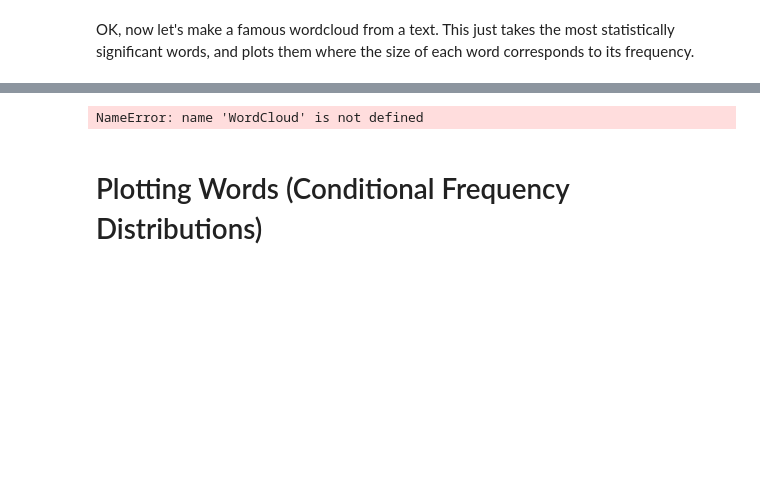
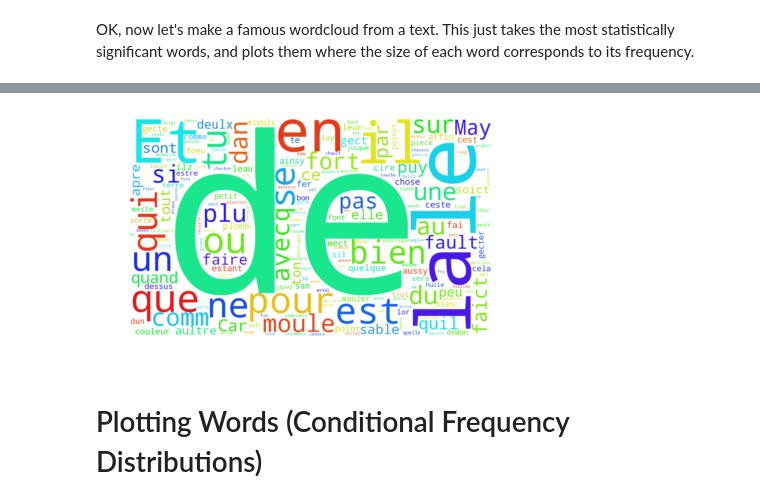
Before and after one commit to cu-mkp/ms-text-analysis, a Jupyter notebook: dataviz-workshop.ipynb, the cells around one changed output, grey strips where cells are left out. Cells and saved outputs as stored; diff of their text form; code cells hidden in the pictures; blank space fills up the shorter version.

```diff
--- a/dataviz-workshop.ipynb
+++ b/dataviz-workshop.ipynb
@@ -355,13 +200,13 @@ ModuleNotFoundError: No module named 'wordcloud'
 # %%
-rawtext = ' '.join(tl.tokens) # Stitch it back together.
+rawtext = ' '.join(tc.tokens) # Stitch it back together.
 wc = WordCloud(width=1000, height=600, background_color='white').generate(rawtext)
 # This just makes the plot size bigger, so that we can see it easier.
 plt.rcParams['figure.figsize'] = (12,4)
 plt.figure()
 plt.axis('off')                          # Turn off axis ticks
 plt.imshow(wc, interpolation="bilinear");# Plot it
 # %% [output]
-NameError: name 'WordCloud' is not defined
+[figure, added]
 # %% [markdown]
 # Plotting Words (Conditional Frequency Distributions)
 # %% [markdown]
```
Also changed, not shown: parts of 49 cells of this notebook.
